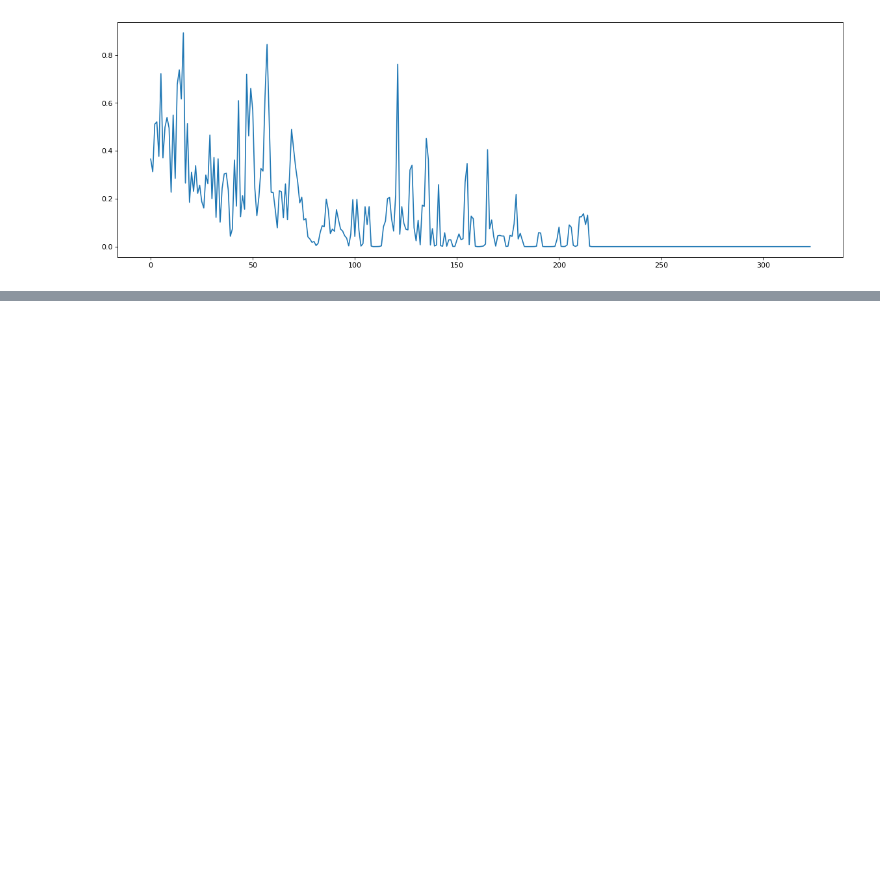
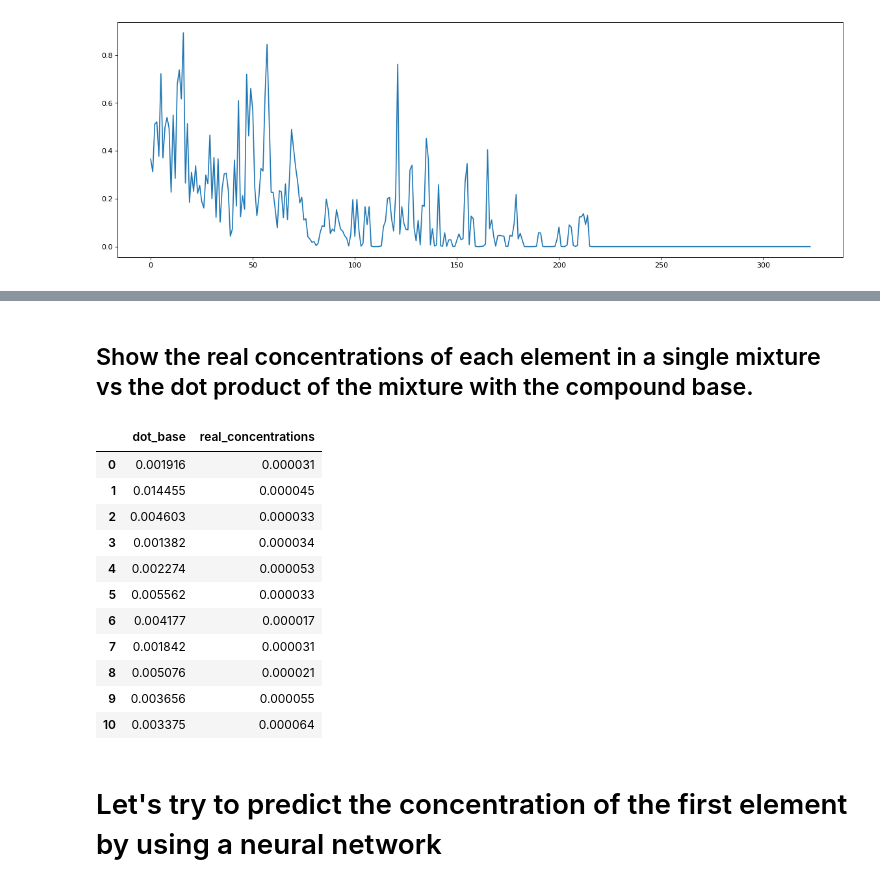
Before and after one commit to cheminfo-js/nmr-mixture-generator, a Jupyter notebook: python/detection.ipynb, the cells around one changed output, grey strips where cells are left out. Cells and saved outputs as stored; diff of their text form; code cells hidden in the pictures; blank space fills up the shorter version.

Commit message:
first prediction using NN

```diff
--- a/python/detection.ipynb
+++ b/python/detection.ipynb
@@ -14,6 +14,8 @@ from matplotlib import pyplot as plt
 from matplotlib.pyplot import figure
 from sklearn.model_selection import train_test_split
 import os
+
+pd.set_option('display.max_rows', 500)
 # %% [markdown]
 ## Load dataset from mixture folder
 # %%
@@ -87,0 +102,20 @@ RangeIndex(start=0, stop=94, step=1)
+# %% [markdown]
+## Show the real concentrations of each element in a single mixture vs the dot product of the mixture with the compound base.
+# %%
+index = 5
+pd.DataFrame({'dot_base': dataConv.loc[index, 0:10], 'real_concentrations': concentrations.loc[index, 0:10]})
+# %% [output]
+|  | dot_base | real_concentrations |
+| 0 | 0.001916 | 0.000031 |
+| 1 | 0.014455 | 0.000045 |
+| 2 | 0.004603 | 0.000033 |
+| 3 | 0.001382 | 0.000034 |
+| 4 | 0.002274 | 0.000053 |
+| 5 | 0.005562 | 0.000033 |
+| 6 | 0.004177 | 0.000017 |
+| 7 | 0.001842 | 0.000031 |
+| 8 | 0.005076 | 0.000021 |
+| 9 | 0.003656 | 0.000055 |
+| 10 | 0.003375 | 0.000064 |
+# %% [markdown]
+# Let's try to predict the concentration of the first element by using a neural network
```
Also changed, not shown: parts of 13 cells of this notebook.
